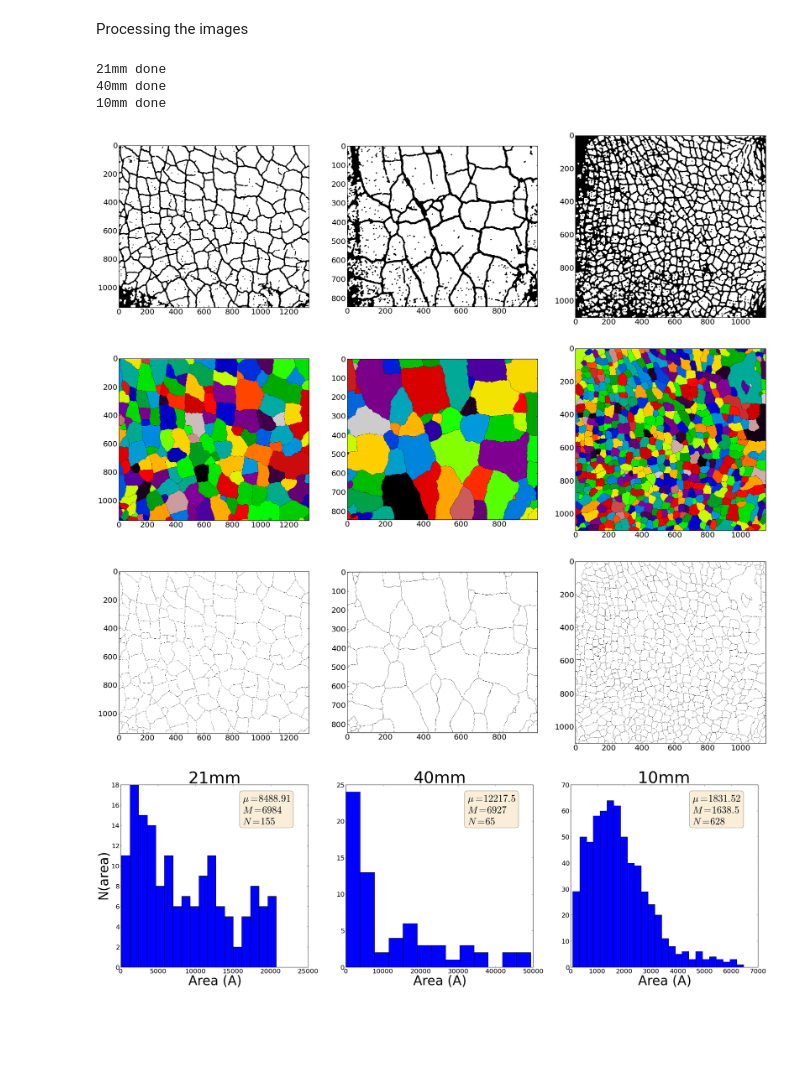
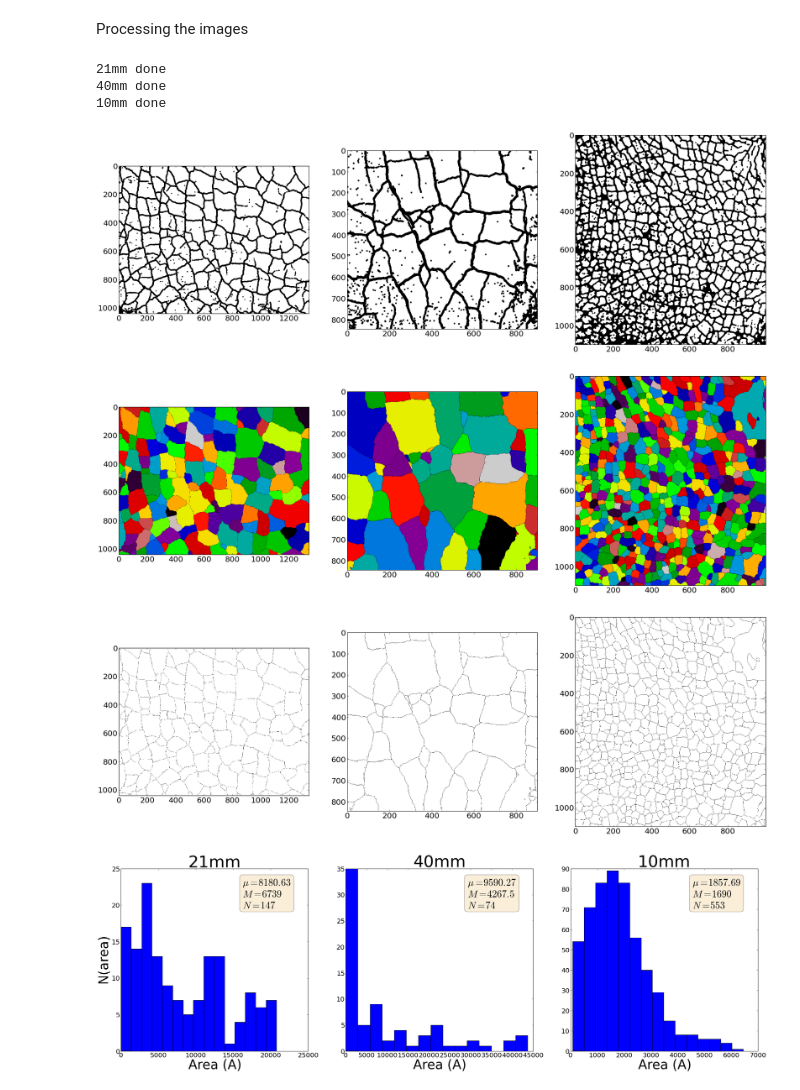
Before and after one commit to jorgehog/notebookCollection, a Jupyter notebook: FlourExperiment.ipynb, the cells around one changed output. Drawn from its saved outputs; the diff is of its cells as text; code cells hidden in the pictures; blank space fills up the shorter version.

```diff
--- a/FlourExperiment.ipynb
+++ b/FlourExperiment.ipynb
@@ -53,9 +53,9 @@ fig2, axes2 = subplots(1, 3, figsize=(30,10))
 
 
 K = 2
-cropBoxAll = {'10mm' : [800, 3000, 1000, 3300],
-              '21mm' : [620, 2900, 1120, 3800],
-              '40mm' : [760, 2450, 1100, 3100]}
+cropBoxAll = {'10mm' : [800, 3000, 1200, 3200],
+              '21mm' : [620, 2700, 1120, 3800],
+              '40mm' : [760, 2450, 1300, 3100]}
 
 rotationAll = {'10mm' : -18,
                '21mm' : -4,
@@ -122,7 +122,7 @@ fig, axes = subplots(1, 3, figsize=(30,10))
 fig2, axes2 = subplots(1, 3, figsize=(30,10))
 fig3, axes3 = subplots(1, 3, figsize=(30,10))
 
-import skimage
+from scipy.ndimage import label
 for experiment, ax, ax2, ax3, f in zip(subExperiments.keys(), axes, axes2, axes3, [fig, fig2, fig3]):
     img = images[experiment + 'bw']
 
@@ -139,39 +139,39 @@ for experiment, ax, ax2, ax3, f in zip(subExperiments.keys(), axes, axes2, axes3
     denoised[denoised>thresh] = True
     denoised[denoised<thresh] = False
 
-    labels, nLabels = label(denoised)
+    labels, n = label(denoised)
 
     ws = random_walker(edges, labels, beta=20, mode='cg', tol=0.05)
     print experiment, "done"
 
 
     edges = sobel(ws)
     skeleton =  np.zeros_like(edges, dtype=bool)
     skeleton[edges>np.max(edges)/1000.0] = True
     skeleton = skeletonize(skeleton)
     skeleton = (skeleton+1)%2
 
     b = arange(ws.max() + 1)
     shuffle(b)
     shuffledLw = b[ws]
     shuffledLw[skeleton == 0] = 1;
 
     ax.imshow(denoised,    cmap=cm.gray)
     ax2.imshow(shuffledLw, cmap=cm.spectral)
     ax3.imshow(skeleton,   cmap=cm.gray)
 
     images[experiment + "labels"] = ws
     images[experiment + "skeleton"] = skeleton
 
 
 show()
 # %% [output]
 21mm done
 40mm done
 10mm done
-[figure, old version]
+[figure, new version]
-[figure, old version]
+[figure, new version]
-[figure, old version]
+[figure, new version]
 # %%
 fig, axes = subplots(1, 3, figsize=(35,10))
 
@@ -181,9 +181,9 @@ cuts = {'10mm' : 7000,
         '21mm' : 22500,
         '40mm' : 50000}
 
-bins = {'10mm' : 25,
-        '21mm' : 18,
-        '40mm' : 13}
+bins = {'10mm' : 15,
+        '21mm' : 15,
+        '40mm' : 15}
 
 for experiment, ax in zip(subExperiments.keys(), axes):
 
@@ -216,7 +216,7 @@ for experiment, ax in zip(subExperiments.keys(), axes):
     draw()
 show()
 # %% [output]
-[figure, old version]
+[figure, new version]
 # %%
 import mahotas as mh
 
```
Also changed, not shown: parts of 5 cells of this notebook.
